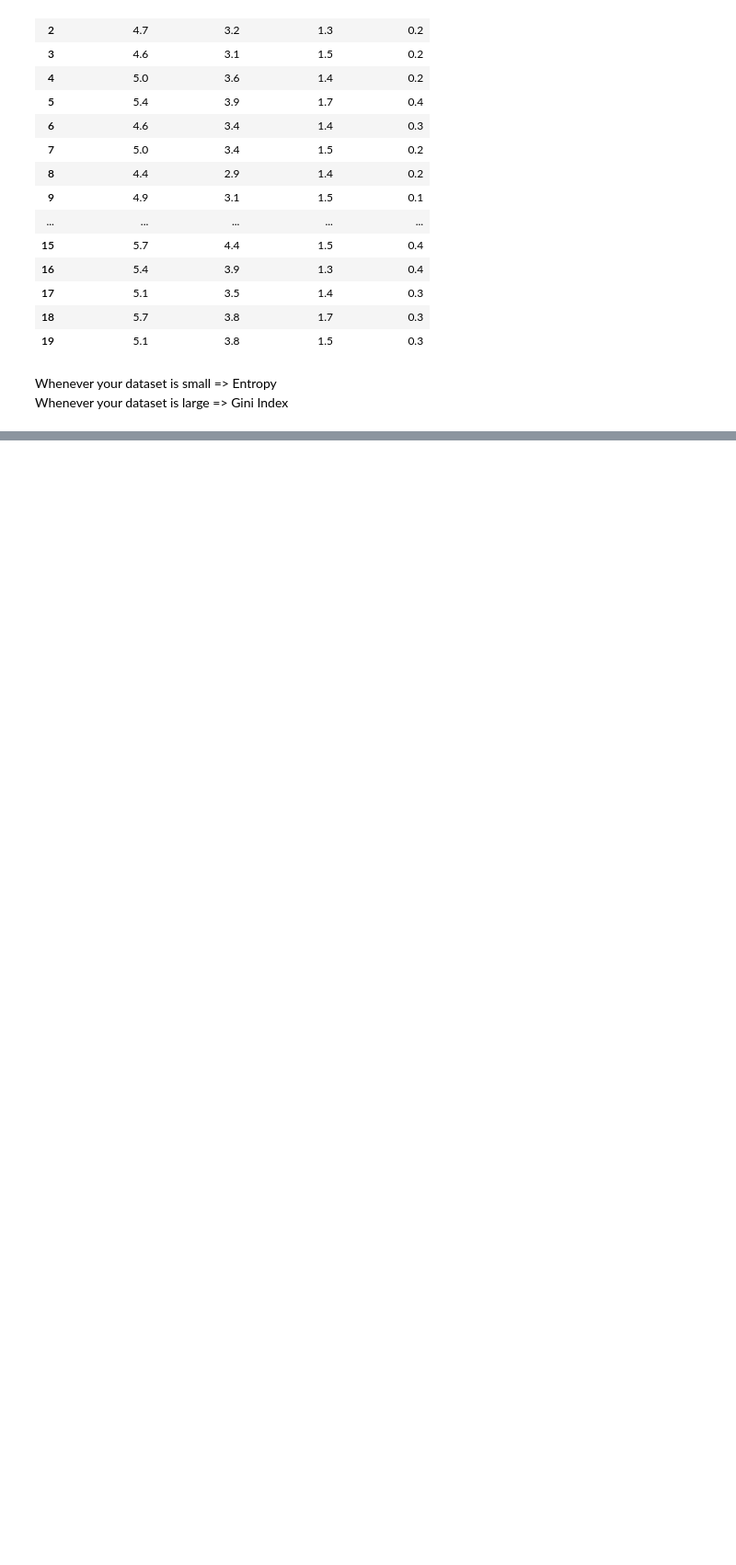
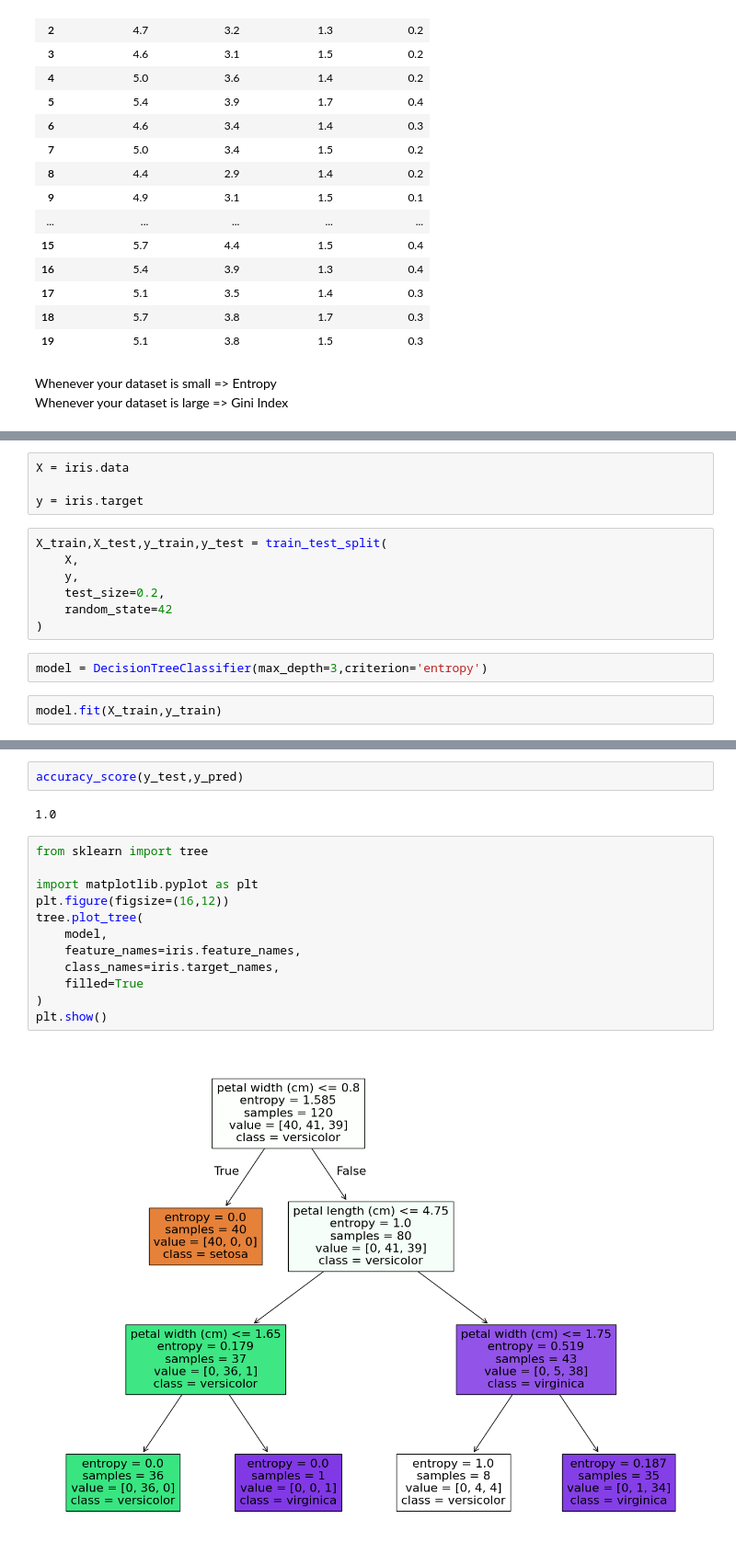
Before and after one commit to datasciencekibaatein/Batch-84, a Jupyter notebook: MachineLearning/SupervisedMachinelearning/06-DecisionTree.ipynb, the cells around one changed output, grey strips where cells are left out. Shown at 92% size. Drawn from its saved outputs; the diff is of its cells as text; blank space fills up the shorter version.

Commit message:
updated decision tree and random forest

```diff
--- a/MachineLearning/SupervisedMachinelearning/06-DecisionTree.ipynb
+++ b/MachineLearning/SupervisedMachinelearning/06-DecisionTree.ipynb
@@ -71,0 +121,15 @@ Whenever your dataset is large => Gini Index
+# %%
+X = iris.data
+
+y = iris.target
+# %%
+X_train,X_test,y_train,y_test = train_test_split(
+    X,
+    y,
+    test_size=0.2,
+    random_state=42
+)
+# %%
+model = DecisionTreeClassifier(max_depth=3,criterion='entropy')
+# %%
+model.fit(X_train,y_train)
@@ -71,0 +140,18 @@ Whenever your dataset is large => Gini Index
+# %%
+accuracy_score(y_test,y_pred)
+# %% [output]
+1.0
+# %%
+from sklearn import tree
+
+import matplotlib.pyplot as plt
+plt.figure(figsize=(16,12))
+tree.plot_tree(
+    model,
+    feature_names=iris.feature_names,
+    class_names=iris.target_names,
+    filled=True
+)
+plt.show()
+# %% [output]
+[figure, added]
```
Also changed, not shown: parts of 10 cells of this notebook, 1 other file.
